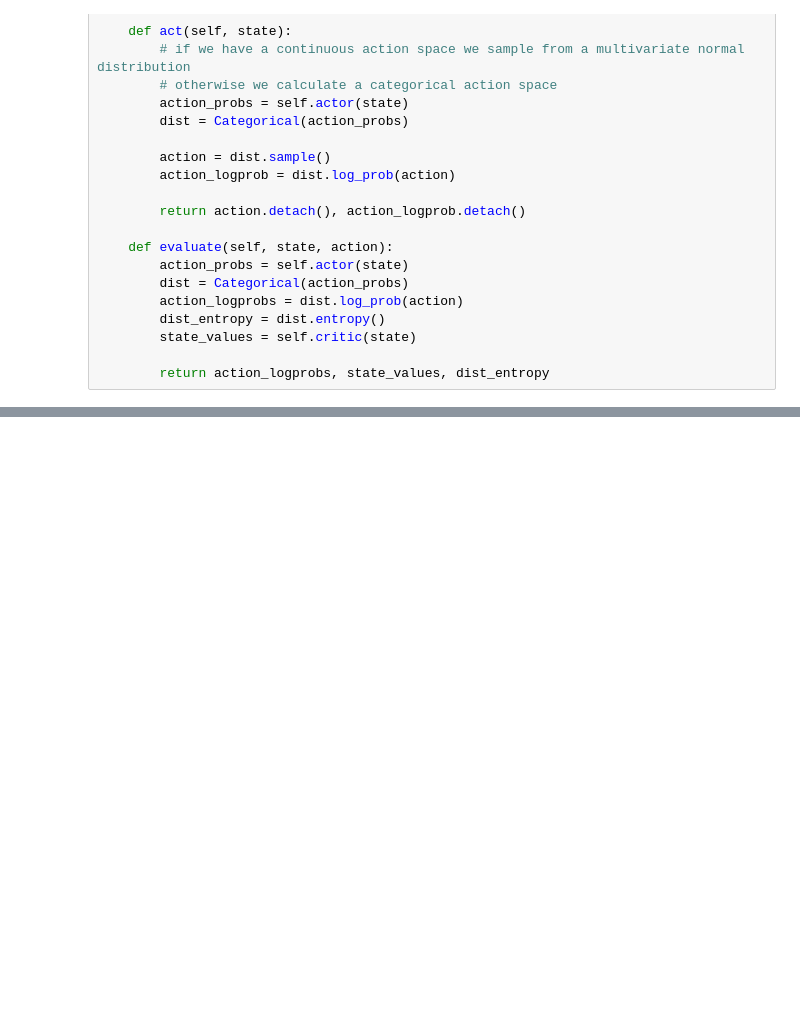
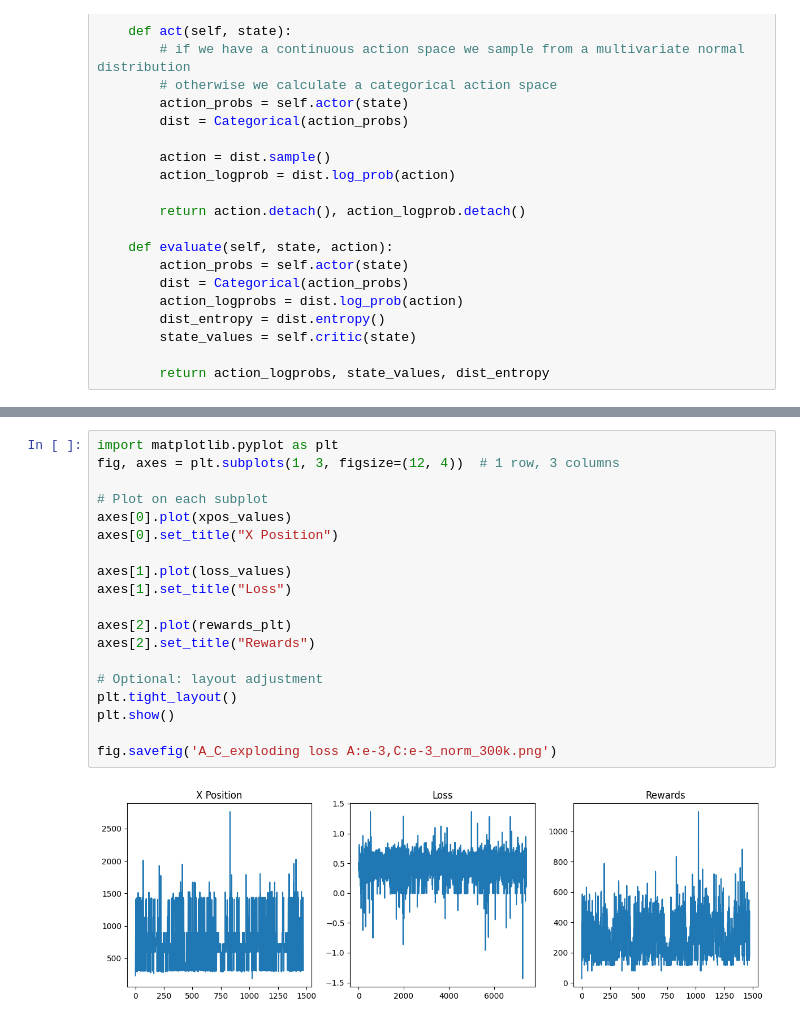
Before and after one commit to BjarneThomzik/SuperMarioReinforcementLearningProject, a Jupyter notebook: notebooks/A3C/A3C.ipynb, the cells around one changed output, grey strips where cells are left out. Saved outputs shown, nothing was run; the diff lists cells and outputs as text; blank space fills up the shorter version.

```diff
--- a/notebooks/A3C/A3C.ipynb
+++ b/notebooks/A3C/A3C.ipynb
@@ -348,0 +341,21 @@ if __name__ == "__main__":
+# %%
+import matplotlib.pyplot as plt
+fig, axes = plt.subplots(1, 3, figsize=(12, 4))  # 1 row, 3 columns
+
+# Plot on each subplot
+axes[0].plot(xpos_values)
+axes[0].set_title("X Position")
+
+axes[1].plot(loss_values)
+axes[1].set_title("Loss")
+
+axes[2].plot(rewards_plt)
+axes[2].set_title("Rewards")
+
+# Optional: layout adjustment
+plt.tight_layout()
+plt.show()
+
+fig.savefig('A_C_exploding loss A:e-3,C:e-3_norm_300k.png')
+# %% [output]
+[figure, added]
```
Also changed, not shown: parts of 5 cells of this notebook, 2 other files.
